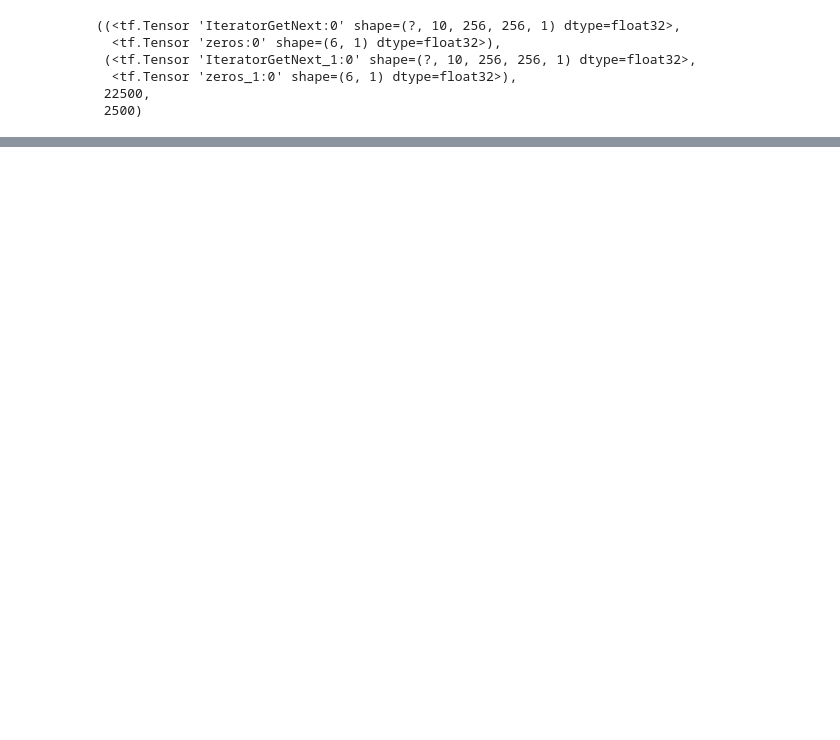
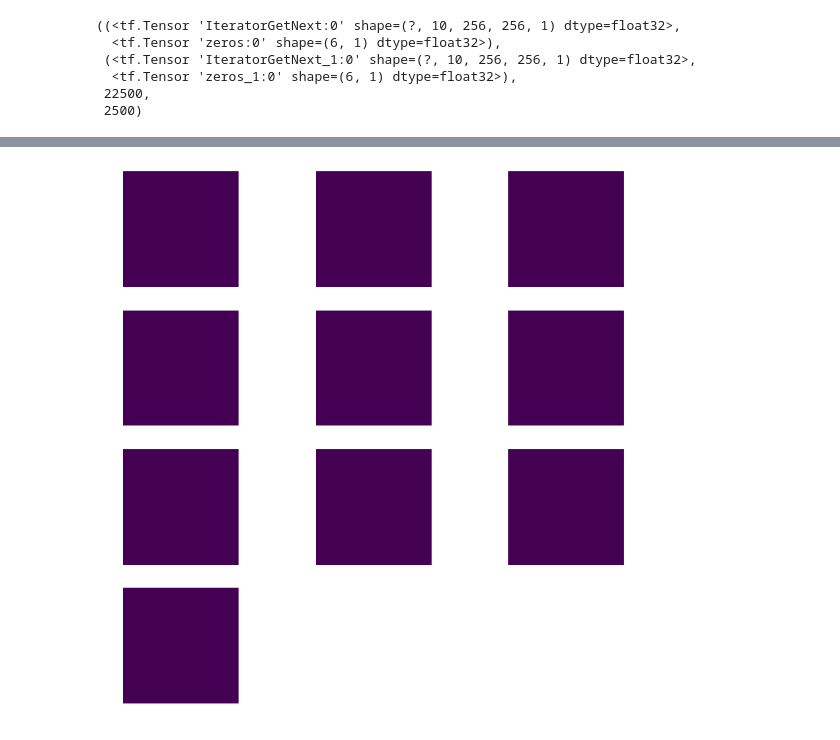
Before and after one commit to ChessWarrior/pred-rain, a Jupyter notebook: yang/evaluation.ipynb, the cells around one changed output, grey strips where cells are left out. Saved outputs shown, nothing was run; the diff lists cells and outputs as text; code cells hidden in the pictures; blank space fills up the shorter version.

```diff
--- a/yang/evaluation.ipynb
+++ b/yang/evaluation.ipynb
@@ -8,7 +8,7 @@ sz = 256
 nt = 10
 bs = 6
 num_gpus = 1
-gpu_start = 1
+gpu_start = 0
 pred_mode = 'skip'
 # %%
 mt = ModelType.PredNetLeakyRelu
@@ -42 +61,5 @@ t = P.denorm(p)
+# %%
+plots((d[0]*0.95 > 0.9).clip(0, 1), figsize=(12, 12), rows=4)
+# %% [output]
+[figure, added]
 # %%
```
Also changed, not shown: parts of 14 cells of this notebook, 4 other files.
